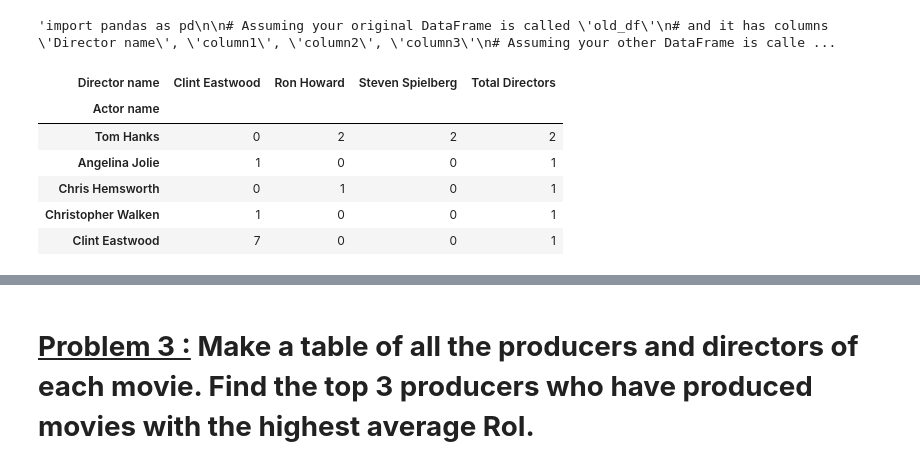
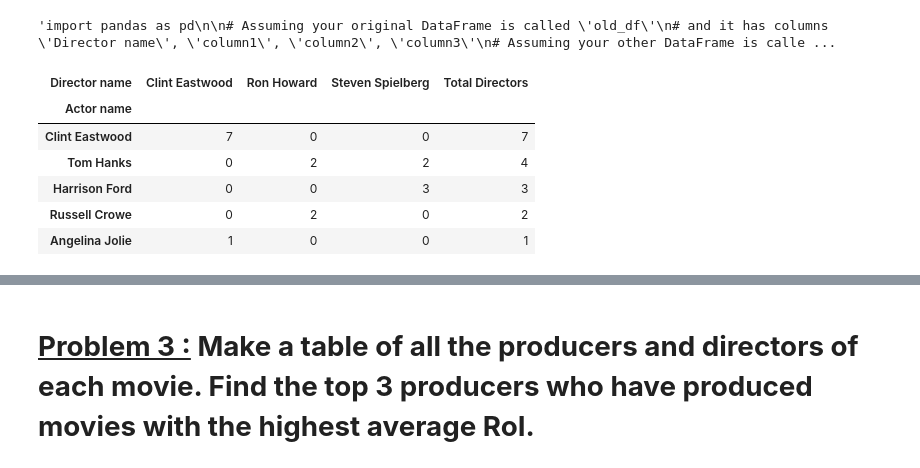
Before and after one commit to dil150898/daily-asignments, a Jupyter notebook: Assignment_Data_Wrangling.ipynb, the cells around one changed output, grey strips where cells are left out. Saved outputs shown, nothing was run; the diff lists cells and outputs as text; code cells hidden in the pictures.

```diff
--- a/Assignment_Data_Wrangling.ipynb
+++ b/Assignment_Data_Wrangling.ipynb
@@ -426,36 +426,36 @@ directors_to_keep = top_Directors['Director name'].head(3)
 # Filter the 'imdb_df' to keep only the rows where 'Director name' is in 'directors_to_keep'
 # and select the desired columns
 new_df = imdb_df[imdb_df['Director name'].isin(directors_to_keep)][['Director name', 'original_title', 'Actor name']].copy()
 
 # Create a pivot table with Director name as columns, Actor name as index, and the count of occurrences as values.
 director_actor_counts = pd.pivot_table(
     new_df,
     values='original_title',  # Any column can be used here for counting
     index='Actor name',
     columns='Director name',
     aggfunc='count',
     fill_value=0
 )
 
 # Calculate the number of directors each actor worked with
-director_actor_counts['Total Directors'] = director_actor_counts.astype(bool).sum(axis=1)
+director_actor_counts['Total Directors'] = director_actor_counts.astype(int).sum(axis=1)
 
 # Sort the DataFrame by 'Total Directors' in descending order (actors with all 3 directors first)
 # Then sort by the index (Actor name) in ascending order to break ties alphabetically
 director_actor_counts = director_actor_counts.sort_values(
     by=['Total Directors', director_actor_counts.index.name], ascending=[False, True]
 )
 
 # Remove the 'Total Directors' helper column if you don't need it
 # director_actor_counts = director_actor_counts.drop(columns=['Total Directors'])
 
 # Display the new DataFrame
 director_actor_counts.head()
 # %% [output]
 | Director name | Clint Eastwood | Ron Howard | Steven Spielberg | Total Directors |
 | Actor name |  |  |  |  |
-| Tom Hanks | 0 | 2 | 2 | 2 |
+| Clint Eastwood | 7 | 0 | 0 | 7 |
+| Tom Hanks | 0 | 2 | 2 | 4 |
+| Harrison Ford | 0 | 0 | 3 | 3 |
+| Russell Crowe | 0 | 2 | 0 | 2 |
 | Angelina Jolie | 1 | 0 | 0 | 1 |
-| Chris Hemsworth | 0 | 1 | 0 | 1 |
-| Christopher Walken | 1 | 0 | 0 | 1 |
-| Clint Eastwood | 7 | 0 | 0 | 1 |
```
Also changed, not shown: parts of 29 cells of this notebook.
